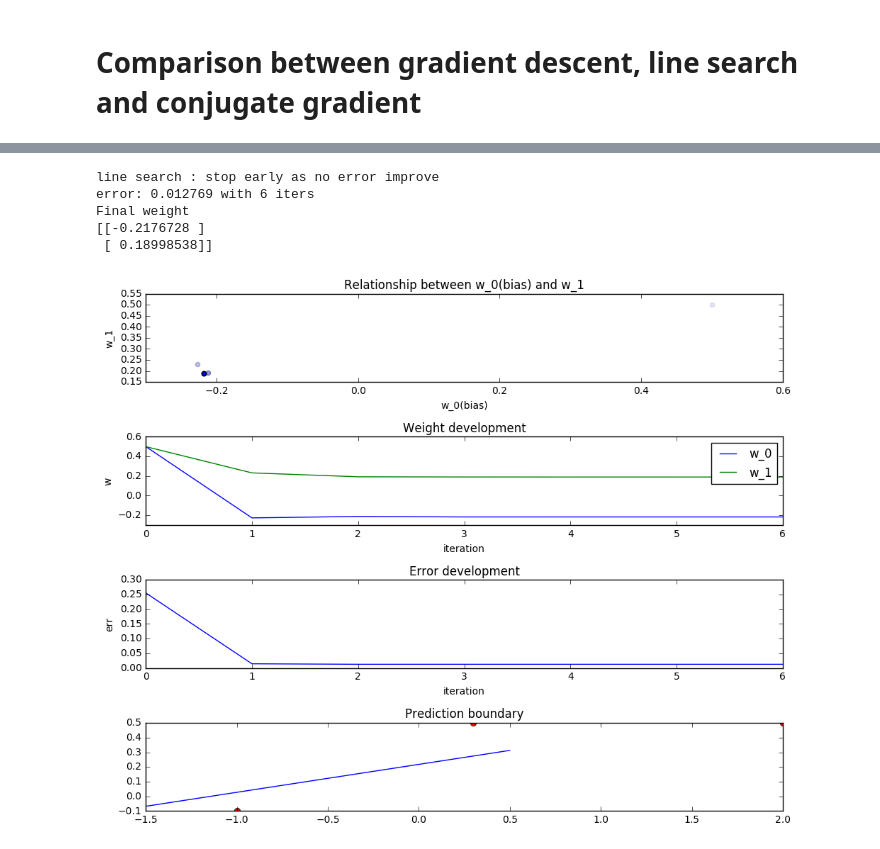
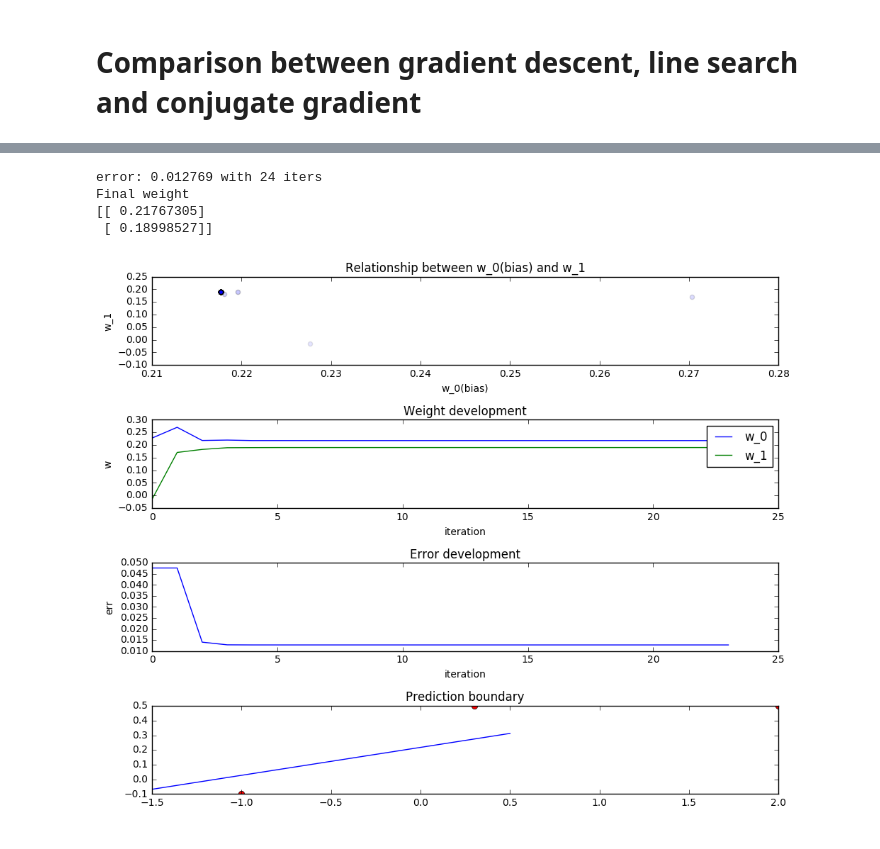
Before and after one commit to p16i/course-machine-intelligence-1, a Jupyter notebook: w4/learning-optimization.ipynb, the cells around one changed output, grey strips where cells are left out. Saved outputs shown, nothing was run; the diff lists cells and outputs as text; code cells hidden in the pictures.

```diff
--- a/w4/learning-optimization.ipynb
+++ b/w4/learning-optimization.ipynb
@@ -9,9 +9,8 @@ plt.rcParams["figure.figsize"] = [10,8]
 MAXIMUM_ITER = 1000
 STOP_THRESHOLD = 0.00000001
 
-default_X = np.array([-1, -1, -1, -1, 0.3,2]).reshape(2,3)
+default_X = np.array([1, 1, 1, -1, 0.3,2]).reshape(2,3)
 default_Y = np.array([-0.1,0.5,0.5]).reshape(3,1)
 
-print(default_X)
-default_W = np.array([0.5,0.5]).reshape(2,1)
+default_W = np.array(np.random.uniform(-1,1,2)).reshape(2,1)
 # %% [output]
@@ -50,7 +49,7 @@ def plot_w_development( res ):
     p = plt.subplot(4,1,4)
 
     no_samples = 100
-    X = np.ones((2, no_samples)) * -1
+    X = np.ones((2, no_samples))
     X[1,:] = np.linspace(-1.5,0.5, no_samples).reshape(1,no_samples)
     predicted_values = pred( X, res['final_weight'] )
 
@@ -61,7 +60,7 @@ def plot_w_development( res ):
 
     plt.tight_layout()
 #     print(res["errors"])
-    print("error: %.6f with %d iters" % ( res["errors"][-1], len(res["weights"])-1) )
+    print("error: %.6f with %d iters" % ( res["errors"][-1], total_iters) )
     print("Final weight ")
     print(res["final_weight"])
 # %%
@@ -114,44 +110,39 @@ Final weight
 # %%
 def line_search(X,y,w):
     it = 0
     w_basket = [w]
     errs = [compute_err(X,y,w)]
 
+    H =  np.dot(X,X.T)
+
     while it < MAXIMUM_ITER:
 
-        H =  np.dot(X,X.T)
-        grad = np.dot(H,w) - np.dot(X,Y)
+        grad = compute_gradient(X,y,w_basket[it])
 
-        a = np.dot(grad.T, grad)[0][0]
-        b = np.dot( np.dot(grad.T, H), grad )[0][0]
+        if( grad[0] == 0 and grad[1] == 0 ):
+            break
+
+        a = np.dot(grad.T, grad)[0,0]
+        b = np.dot( np.dot(grad.T, H), grad )[0,0]
 
         eta = a/b
 
-        if b == 0 or a == 0:
-            break
+        w_basket.append(w_basket[it]-eta*grad)
 
-#         eta = / np.dot( np.dot(grad.T, H), grad )[0][0]
-        w = w - eta*grad
+        err = compute_err(X,y,w_basket[it])
+        errs.append(err)
 
-        w_basket.append(w)
-
-        err = compute_err(X,y,w)
-        errs.append(err)
-        if it > 0 and errs[it-1]-err < STOP_THRESHOLD :
-            print("line search : stop early as no error improve")
-            break
 
         it = it + 1
     return {"weights": np.array(w_basket).reshape(len(errs), len(w)), "final_weight": w_basket[-1], "errors": errs }
 ls_result = line_search(default_X,default_Y,default_W)
 plot_w_development(ls_result)
 # %% [output]
-line search : stop early as no error improve
-error: 0.012769 with 6 iters
+error: 0.012769 with 24 iters
 Final weight
-[[-0.2176728 ]
- [ 0.18998538]]
+[[ 0.21767305]
+ [ 0.18998527]]
-[figure, old version]
+[figure, new version]
 # %%
 def conjugate_gradient(X,y,w):
     it = 0
```
Also changed, not shown: parts of 3 cells of this notebook.
